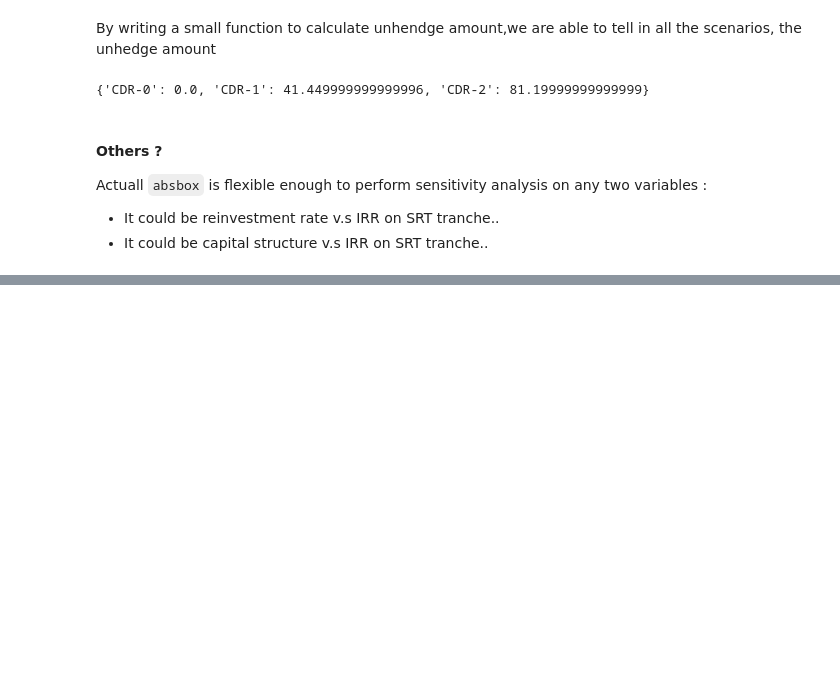
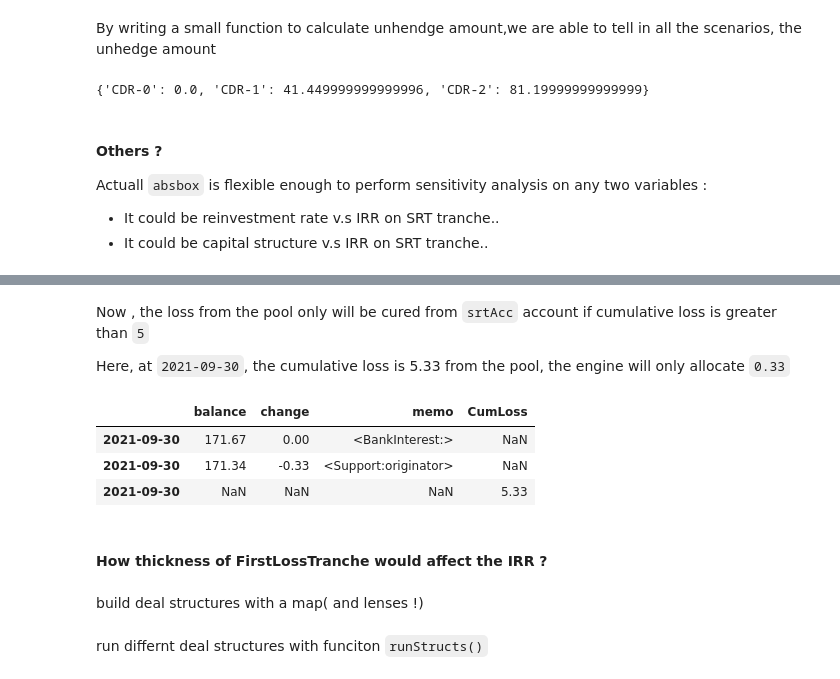
Before and after one commit to yellowbean/AbsBox, a Jupyter notebook: docs/source/nbsample/SRT_Example_Native_Prod.ipynb, the cells around one changed output, grey strips where cells are left out. Saved outputs shown, nothing was run; the diff lists cells and outputs as text; code cells hidden in the pictures; blank space fills up the shorter version.

```diff
--- a/docs/source/nbsample/SRT_Example_Native_Prod.ipynb
+++ b/docs/source/nbsample/SRT_Example_Native_Prod.ipynb
@@ -327,0 +450,13 @@ Actuall `absbox` is flexible enough to perform sensitivity analysis on any two v
+# %% [markdown]
+Now , the loss from the pool only will be cured from `srtAcc` account if cumulative loss is greater than `5`
+
+Here, at `2021-09-30`, the cumulative loss is 5.33 from the pool, the engine will only allocate `0.33`
+# %%
+pd.concat([r02['accounts']['srtAcc'],r02['pool']['flow'].CumLoss.to_frame()]).sort_index().loc["2021-09-30"]
+# %% [output]
+|  | balance | change | memo | CumLoss |
+| 2021-09-30 | 171.67 | 0.00 | <BankInterest:> | NaN |
+| 2021-09-30 | 171.34 | -0.33 | <Support:originator> | NaN |
+| 2021-09-30 | NaN | NaN | NaN | 5.33 |
+# %% [markdown]
+#### How thickness of FirstLossTranche would affect the IRR ?
@@ -327,0 +465,2 @@ Actuall `absbox` is flexible enough to perform sensitivity analysis on any two v
+# %% [markdown]
+build deal structures with a map( and lenses !)
@@ -327,0 +470,2 @@ Actuall `absbox` is flexible enough to perform sensitivity analysis on any two v
+# %% [markdown]
+run differnt deal structures with funciton `runStructs()`
```
Also changed, not shown: parts of 18 cells of this notebook.
